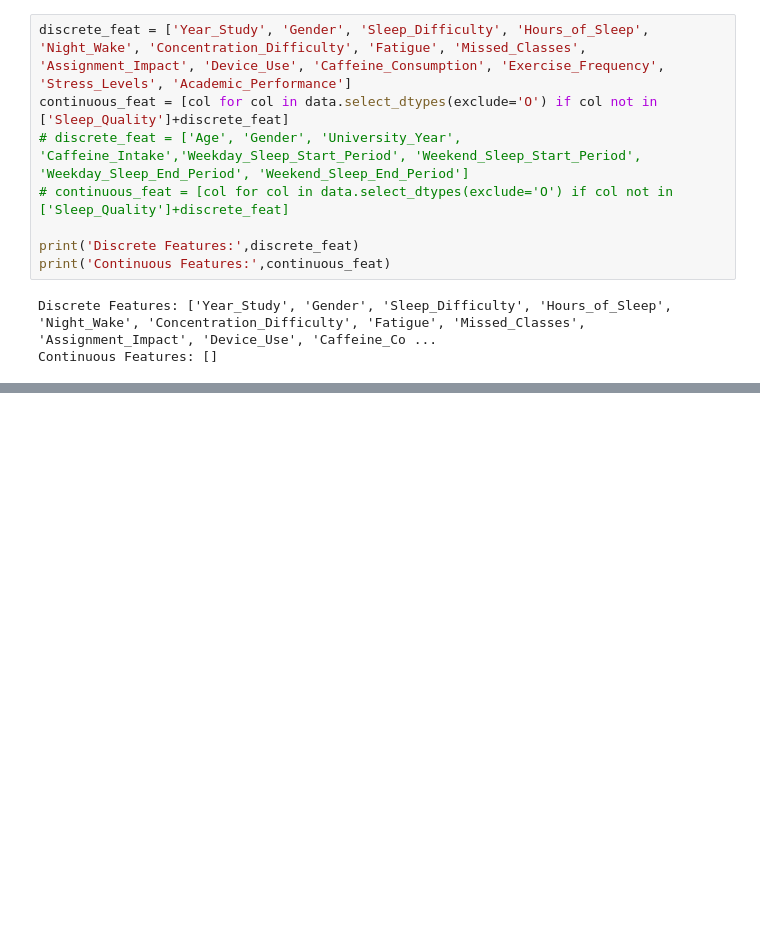
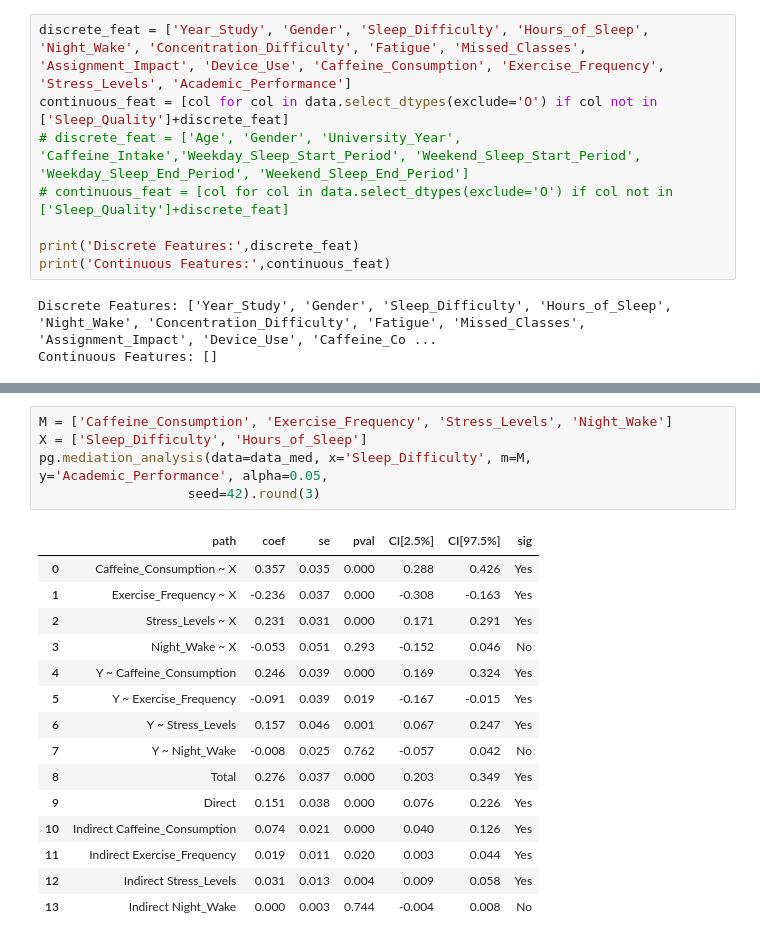
Before and after one commit to fefei69/ECE143WIN_TEAM1, a Jupyter notebook: new_dataset.ipynb, the cells around one changed output, grey strips where cells are left out. Cells and saved outputs as stored; diff of their text form; blank space fills up the shorter version.

Commit message:
add stats analysis

```diff
--- a/new_dataset.ipynb
+++ b/new_dataset.ipynb
@@ -365,0 +464,21 @@ sns.barplot(data=imp_df,x='Importance',y=imp_df.index,palette='viridis')
+# %%
+M = ['Caffeine_Consumption', 'Exercise_Frequency', 'Stress_Levels', 'Night_Wake']
+X = ['Sleep_Difficulty', 'Hours_of_Sleep']
+pg.mediation_analysis(data=data_med, x='Sleep_Difficulty', m=M, y='Academic_Performance', alpha=0.05,
+                   seed=42).round(3)
+# %% [output]
+|  | path | coef | se | pval | CI[2.5%] | CI[97.5%] | sig |
+| 0 | Caffeine_Consumption ~ X | 0.357 | 0.035 | 0.000 | 0.288 | 0.426 | Yes |
+| 1 | Exercise_Frequency ~ X | -0.236 | 0.037 | 0.000 | -0.308 | -0.163 | Yes |
+| 2 | Stress_Levels ~ X | 0.231 | 0.031 | 0.000 | 0.171 | 0.291 | Yes |
+| 3 | Night_Wake ~ X | -0.053 | 0.051 | 0.293 | -0.152 | 0.046 | No |
+| 4 | Y ~ Caffeine_Consumption | 0.246 | 0.039 | 0.000 | 0.169 | 0.324 | Yes |
+| 5 | Y ~ Exercise_Frequency | -0.091 | 0.039 | 0.019 | -0.167 | -0.015 | Yes |
+| 6 | Y ~ Stress_Levels | 0.157 | 0.046 | 0.001 | 0.067 | 0.247 | Yes |
+| 7 | Y ~ Night_Wake | -0.008 | 0.025 | 0.762 | -0.057 | 0.042 | No |
+| 8 | Total | 0.276 | 0.037 | 0.000 | 0.203 | 0.349 | Yes |
+| 9 | Direct | 0.151 | 0.038 | 0.000 | 0.076 | 0.226 | Yes |
+| 10 | Indirect Caffeine_Consumption | 0.074 | 0.021 | 0.000 | 0.040 | 0.126 | Yes |
+| 11 | Indirect Exercise_Frequency | 0.019 | 0.011 | 0.020 | 0.003 | 0.044 | Yes |
+| 12 | Indirect Stress_Levels | 0.031 | 0.013 | 0.004 | 0.009 | 0.058 | Yes |
+| 13 | Indirect Night_Wake | 0.000 | 0.003 | 0.744 | -0.004 | 0.008 | No |
```
Also changed, not shown: parts of 11 cells of this notebook.
